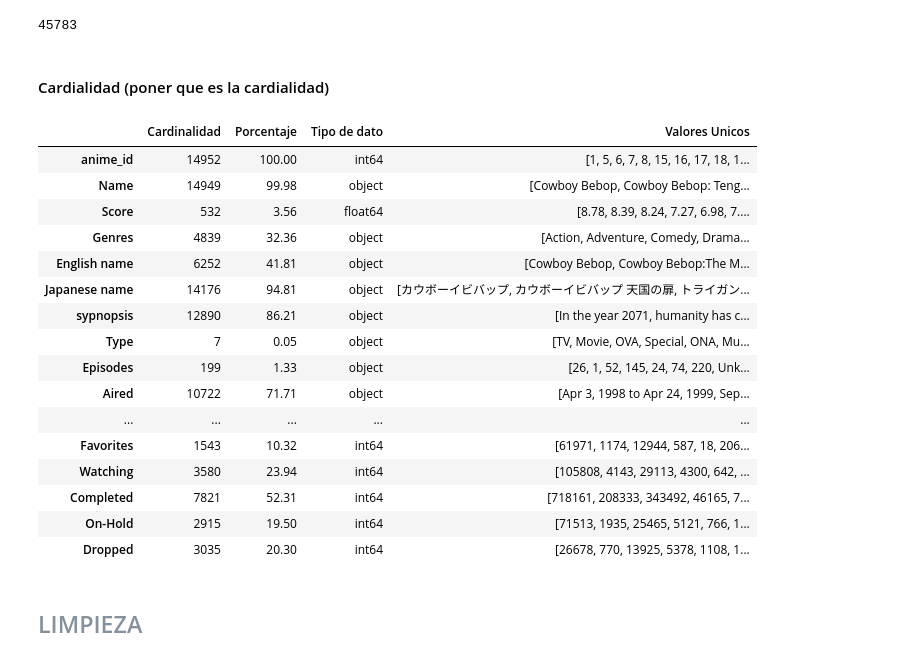
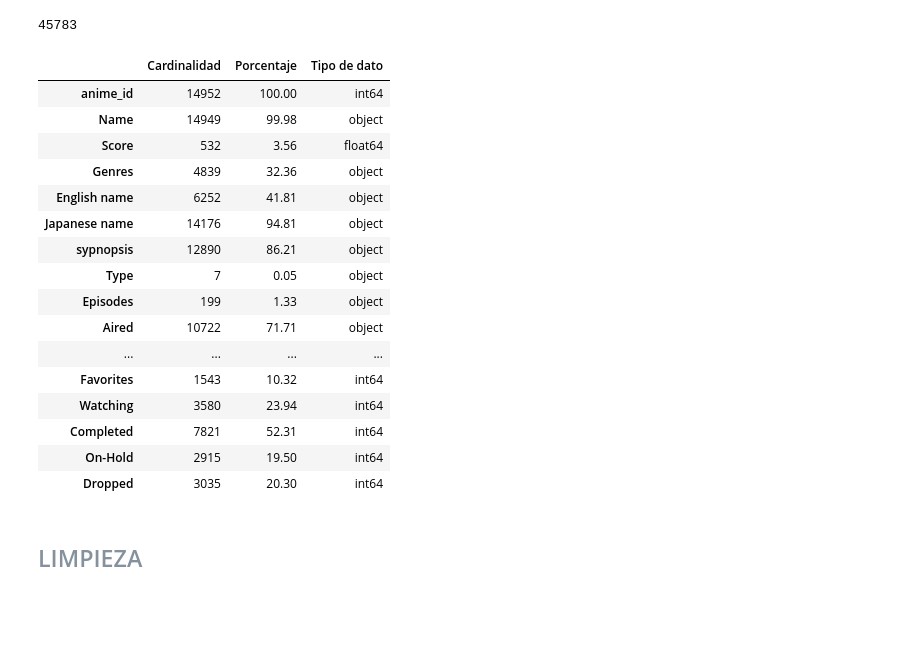
Before and after one commit to AmyGaarcia/DS_PT_09_2023, a Jupyter notebook: Data_Analysis/EDA/EDA_definitivo_anime.ipynb, the cells around one changed output. Drawn from its saved outputs; the diff is of its cells as text; code cells hidden in the pictures; blank space fills up the shorter version.

```diff
--- a/Data_Analysis/EDA/EDA_definitivo_anime.ipynb
+++ b/Data_Analysis/EDA/EDA_definitivo_anime.ipynb
@@ -156,34 +156,30 @@ unknowns= (anime =="Unknown").sum().sum()
 unknowns
 # %% [output]
 45783
-# %% [markdown]
-#### Cardialidad (poner que es la cardialidad)
 # %%
-cardinalidad= pd.DataFrame({"Cardinalidad": anime.nunique(),
-    "Porcentaje": (anime.nunique() / len(anime) * 100).round(2),
-    "Tipo de dato": anime.dtypes,
-    "Valores Unicos": [anime[columns].unique() for columns in anime.columns]
-})
+cardinalidad= pd.DataFrame({"Cardinalidad":anime.nunique(),
+                "Porcentaje": (anime.nunique() /len(anime)* 100).round(2),
+                 "Tipo de dato":anime.dtypes})
 
 cardinalidad
 # %% [output]
-|  | Cardinalidad | Porcentaje | Tipo de dato | Valores Unicos |
-| anime_id | 14952 | 100.00 | int64 | [1, 5, 6, 7, 8, 15, 16, 17, 18, 1... |
-| Name | 14949 | 99.98 | object | [Cowboy Bebop, Cowboy Bebop: Teng... |
-| Score | 532 | 3.56 | float64 | [8.78, 8.39, 8.24, 7.27, 6.98, 7.... |
-| Genres | 4839 | 32.36 | object | [Action, Adventure, Comedy, Drama... |
-| English name | 6252 | 41.81 | object | [Cowboy Bebop, Cowboy Bebop:The M... |
-| Japanese name | 14176 | 94.81 | object | [カウボーイビバップ, カウボーイビバップ 天国の扉, トライガン... |
-| sypnopsis | 12890 | 86.21 | object | [In the year 2071, humanity has c... |
-| Type | 7 | 0.05 | object | [TV, Movie, OVA, Special, ONA, Mu... |
-| Episodes | 199 | 1.33 | object | [26, 1, 52, 145, 24, 74, 220, Unk... |
-| Aired | 10722 | 71.71 | object | [Apr 3, 1998 to Apr 24, 1999, Sep... |
-| ... | ... | ... | ... | ... |
-| Favorites | 1543 | 10.32 | int64 | [61971, 1174, 12944, 587, 18, 206... |
-| Watching | 3580 | 23.94 | int64 | [105808, 4143, 29113, 4300, 642, ... |
-| Completed | 7821 | 52.31 | int64 | [718161, 208333, 343492, 46165, 7... |
-| On-Hold | 2915 | 19.50 | int64 | [71513, 1935, 25465, 5121, 766, 1... |
-| Dropped | 3035 | 20.30 | int64 | [26678, 770, 13925, 5378, 1108, 1... |
+|  | Cardinalidad | Porcentaje | Tipo de dato |
+| anime_id | 14952 | 100.00 | int64 |
+| Name | 14949 | 99.98 | object |
+| Score | 532 | 3.56 | float64 |
+| Genres | 4839 | 32.36 | object |
+| English name | 6252 | 41.81 | object |
+| Japanese name | 14176 | 94.81 | object |
+| sypnopsis | 12890 | 86.21 | object |
+| Type | 7 | 0.05 | object |
+| Episodes | 199 | 1.33 | object |
+| Aired | 10722 | 71.71 | object |
+| ... | ... | ... | ... |
+| Favorites | 1543 | 10.32 | int64 |
+| Watching | 3580 | 23.94 | int64 |
+| Completed | 7821 | 52.31 | int64 |
+| On-Hold | 2915 | 19.50 | int64 |
+| Dropped | 3035 | 20.30 | int64 |
 # %% [markdown]
 ## <span style="color:#85929E "> LIMPIEZA </span>
 # %% [markdown]
```
Also changed, not shown: parts of 24 cells of this notebook.
